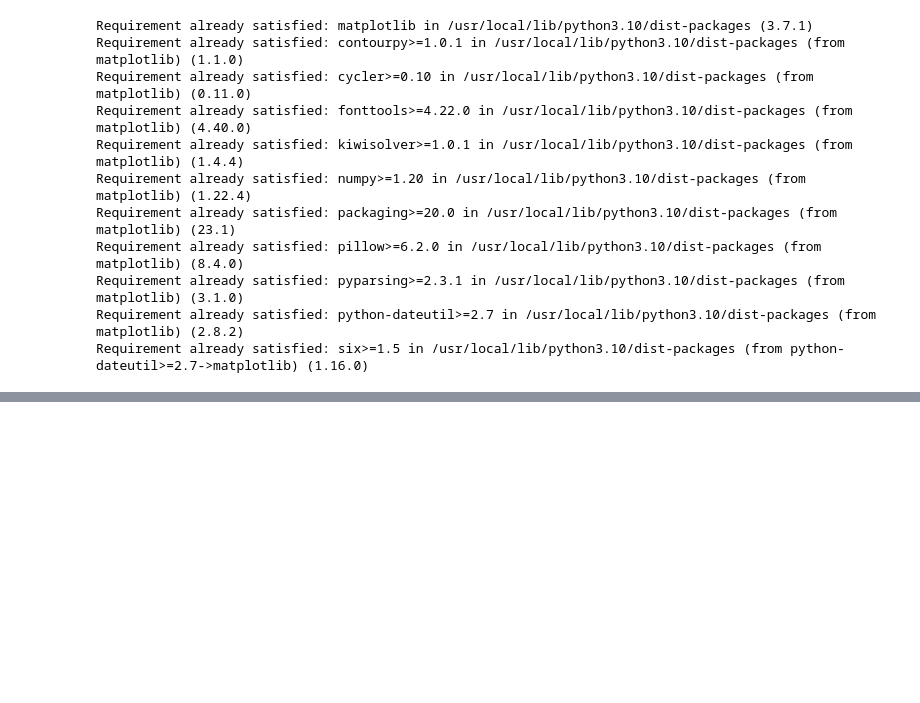
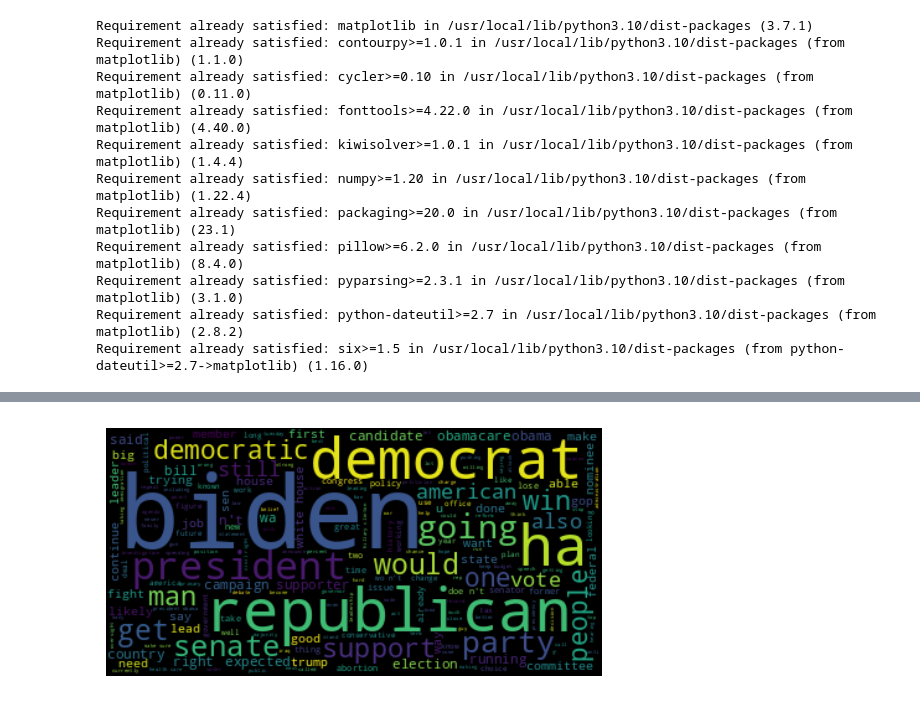
Before and after one commit to igvazquez/itba-nlp, a Jupyter notebook: TweetsGenerator.ipynb, the cells around one changed output, grey strips where cells are left out. Drawn from its saved outputs; the diff is of its cells as text; code cells hidden in the pictures; blank space fills up the shorter version.

```diff
--- a/TweetsGenerator.ipynb
+++ b/TweetsGenerator.ipynb
@@ -359,0 +316,16 @@ Trump is still in his early days and has been trying to make up for a disappoint
+# %%
+tweets = []
+
+for tweet in generated_tweets:
+  tweets.append(tweet.splitlines())
+
+tweets = [item for sublist in tweets for item in sublist]
+
+sia = SentimentIntensityAnalyzer()
+
+negative_tweets = []
+for tweet in tweets:
+   sentiment_scores = sia.polarity_scores(tweet)
+   if sentiment_scores['neg'] > 0.3:
+    print(tweet)
+    negative_tweets.append(tweet)
@@ -359,0 +350,17 @@ Trump is still in his early days and has been trying to make up for a disappoint
+# %%
+# Obtener lista de signos de puntuación
+punctuation = set(string.punctuation)
+stop_words = set(stopwords.words('english'))
+
+lemmatizer = WordNetLemmatizer()
+
+preprocessed_tweets = [preprocess_and_lemmatize(tweet) for tweet in generated_tweets]
+
+processed_tweets = ' '.join(preprocessed_tweets).strip()
+
+wordcloud = WordCloud(stopwords=stop_words).generate(processed_tweets)
+plt.imshow(wordcloud, interpolation='bilinear')
+plt.axis("off")
+plt.show()
+# %% [output]
+[figure, added]
```
Also changed, not shown: parts of 37 cells of this notebook.
